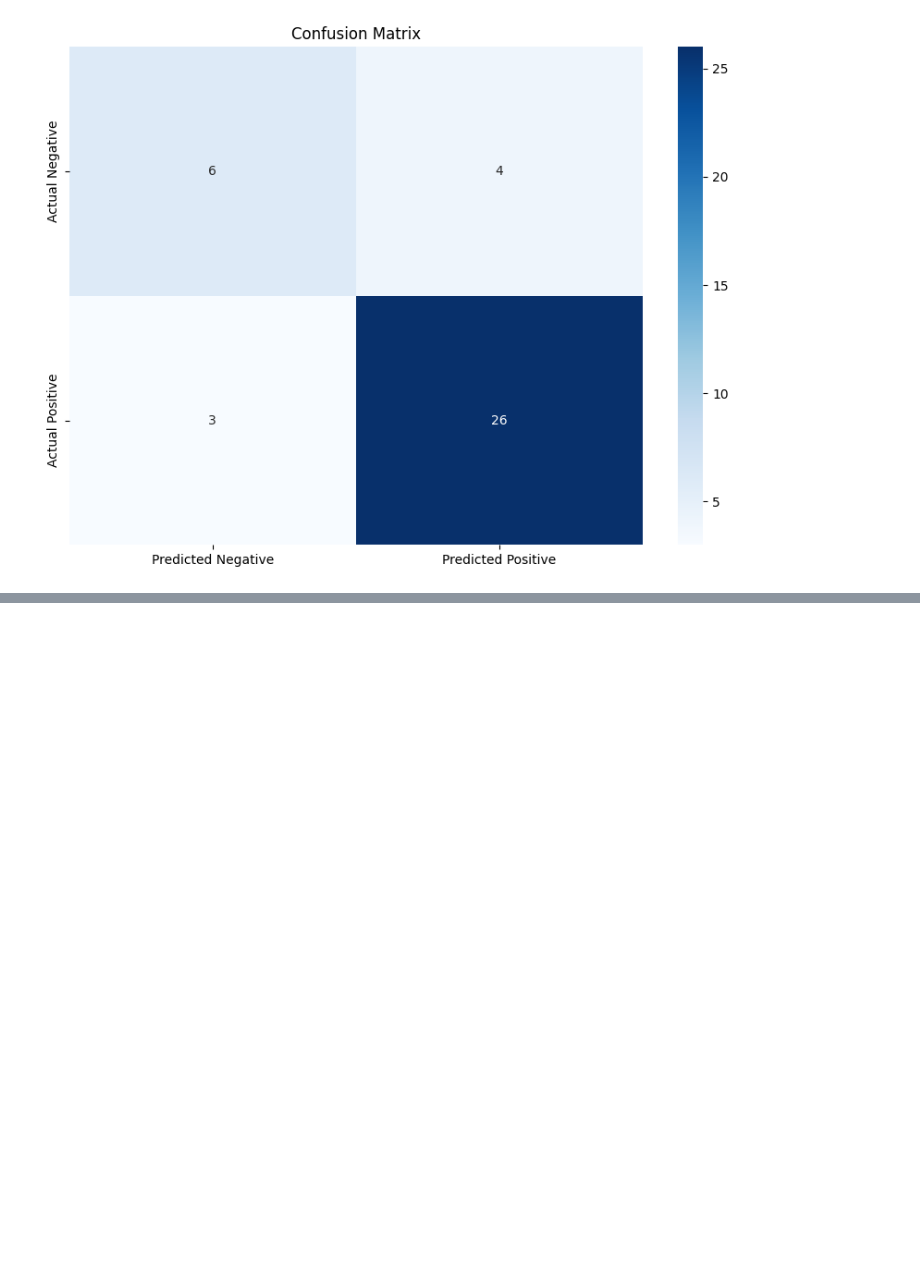
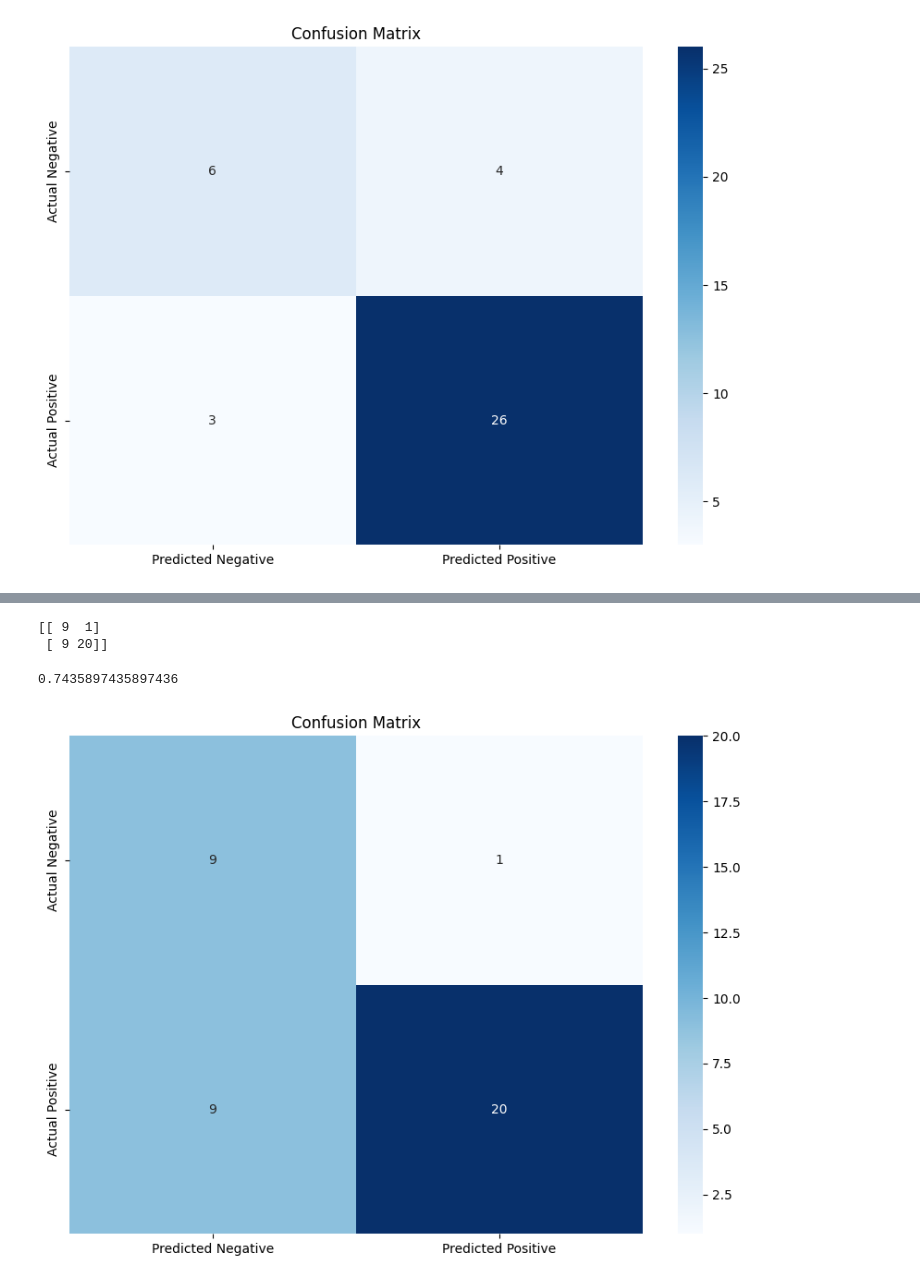
Before and after one commit to praveen1826/PDP, a Jupyter notebook: PDP_ML.ipynb, the cells around one changed output, grey strips where cells are left out. Saved outputs shown, nothing was run; the diff lists cells and outputs as text; code cells hidden in the pictures; blank space fills up the shorter version.

```diff
--- a/PDP_ML.ipynb
+++ b/PDP_ML.ipynb
@@ -322,0 +448,17 @@ plt.show()
+# %%
+from tensorflow import keras
+from keras.layers import Dense
+from keras.models import Sequential
+from keras.utils import to_categorical
+
+
+n_cols = x_train.shape[1]
+
+model = Sequential()
+model.add(Dense(100,activation = 'relu',input_shape=(n_cols,)))
+model.add(Dense(100,activation = 'relu'))
+model.add(Dense(100,activation = 'relu'))
+model.add(Dense(2,activation = 'softmax'))
+model.compile(optimizer='adam',loss = 'categorical_crossentropy',metrics=['accuracy'])
+
+model.fit(x_train,to_categorical(y_train),epochs=20)
@@ -322,0 +509,6 @@ plt.show()
+# %%
+from sklearn.naive_bayes import GaussianNB
+
+nb_classifier = GaussianNB()
+
+nb_classifier.fit(x_train,y_train)
@@ -322,0 +517,3 @@ plt.show()
+# %%
+y_pred = nb_classifier.predict(x_test)
+print(np.concatenate((y_pred.reshape(len(y_pred),1),y_test.reshape(len(y_test),1)),1))
@@ -322,0 +538,21 @@ plt.show()
+# %%
+cm = confusion_matrix(y_test,y_pred)
+print(cm)
+accuracy_score(y_test, y_pred)
+# %% [output]
+[[ 9  1]
+ [ 9 20]]
+0.7435897435897436
+# %%
+# Create a DataFrame from the confusion matrix.
+cm_df = pd.DataFrame(cm, index=['Actual Negative', 'Actual Positive'], columns=['Predicted Negative', 'Predicted Positive'])
+
+plt.figure(figsize=(10,7))
+
+# Create a heatmap from the DataFrame.
+sns.heatmap(cm_df, annot=True, fmt='g', cmap='Blues')
+
+plt.title('Confusion Matrix')
+plt.show()
+# %% [output]
+[figure, added]
```
Also changed, not shown: parts of 38 cells of this notebook.
